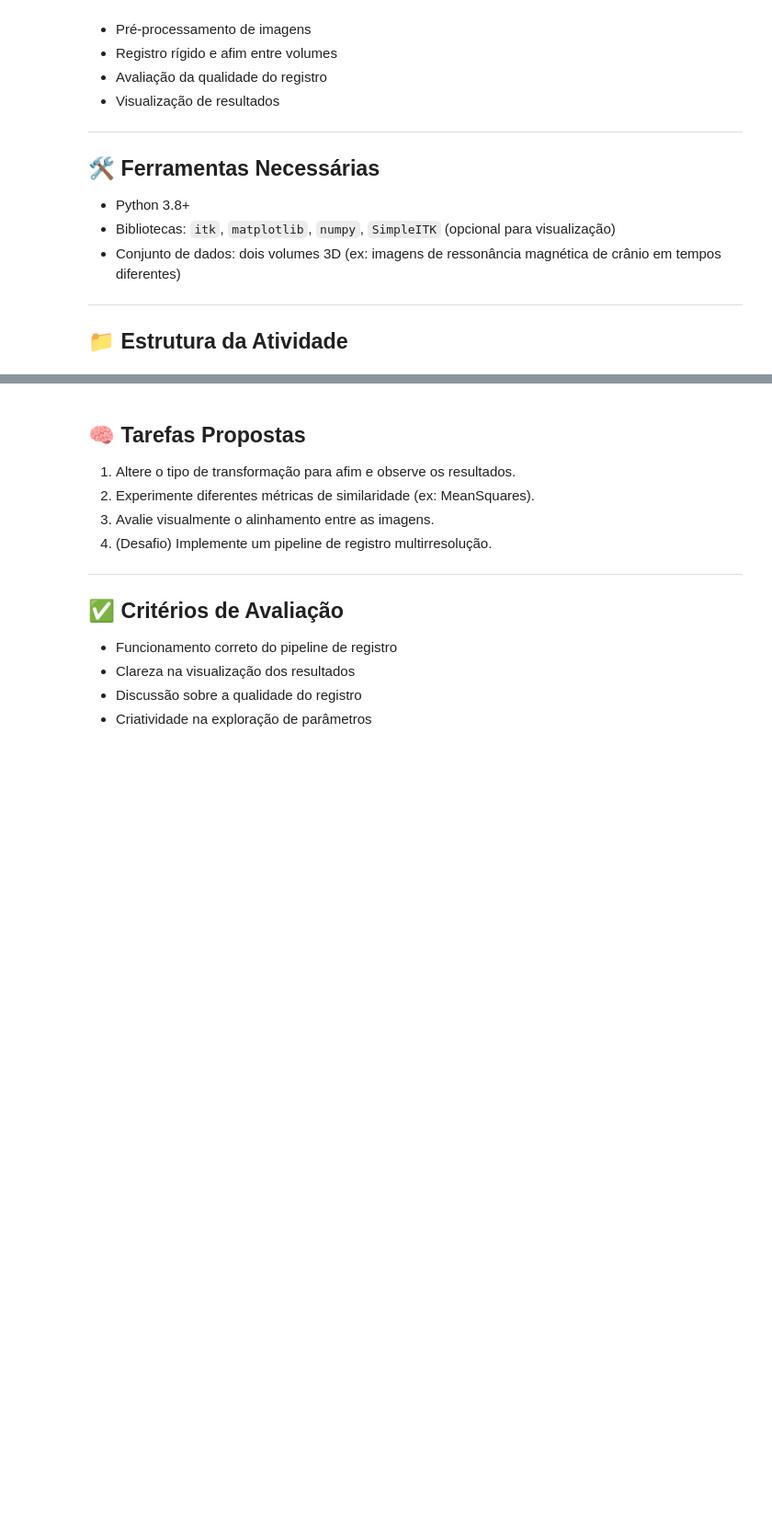
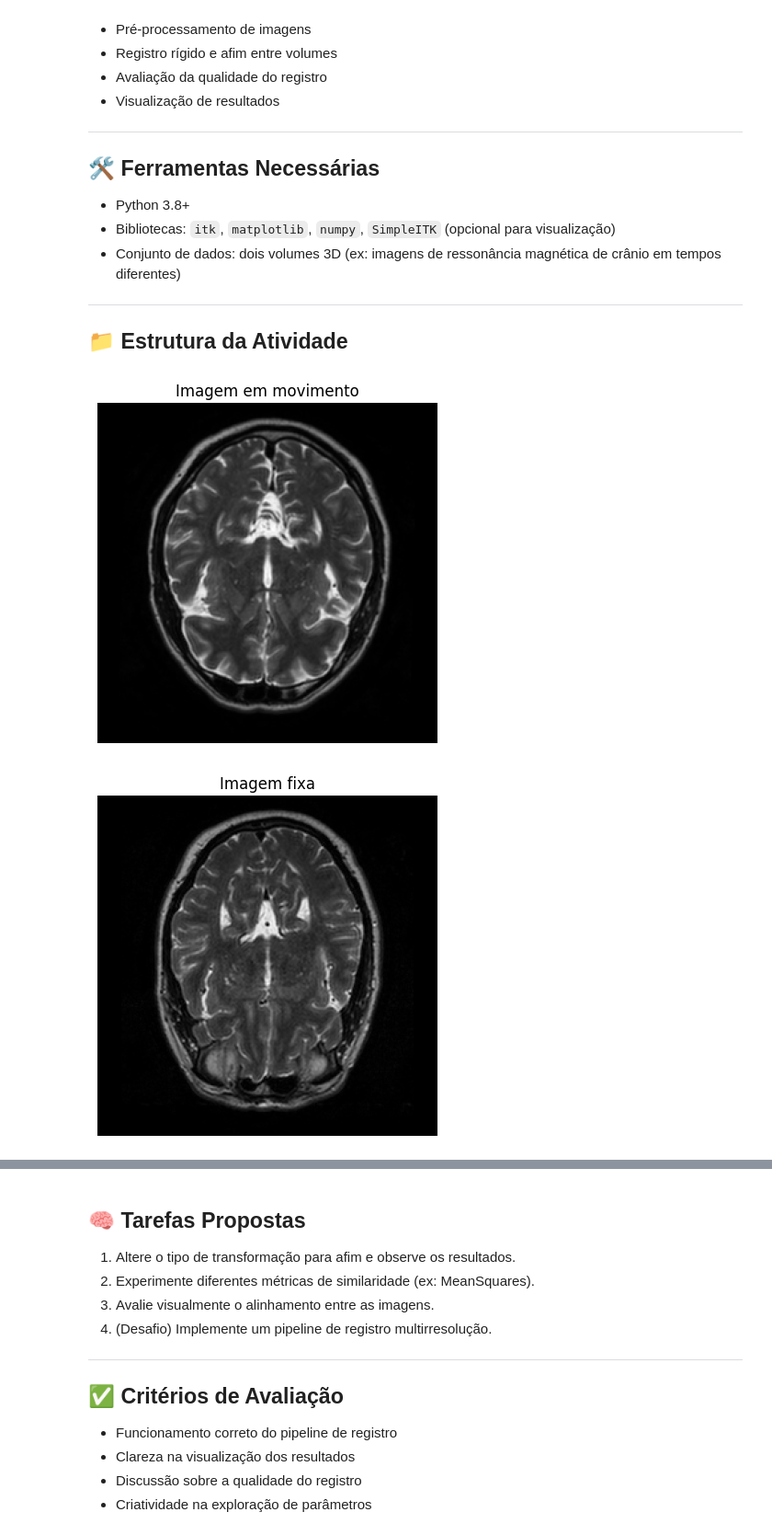
Before and after one commit to miiranta/usp, a Jupyter notebook: Image Processing/Relatorios/Relatorio9/3d_registation/Código/registro_3d_itk.ipynb, the cells around one changed output, grey strips where cells are left out. Shown at 92% size. Drawn from its saved outputs; the diff is of its cells as text; code cells hidden in the pictures; blank space fills up the shorter version.

```diff
--- a/Image Processing/Relatorios/Relatorio9/3d_registation/Código/registro_3d_itk.ipynb
+++ b/Image Processing/Relatorios/Relatorio9/3d_registation/Código/registro_3d_itk.ipynb
@@ -61,0 +27,30 @@ show_slice(result_image, 60)
+# %%
+import itk
+import numpy as np
+import matplotlib.pyplot as plt
+
+# 1) Leitura das imagens
+fixed_image = itk.imread("IXI644-Guys-1121-T2.nii.gz", itk.F)
+moving_image = itk.imread("IXI662-Guys-1120-T2.nii.gz", itk.F)
+
+# Reorienta a imagem móvel para a direção da imagem fixa
+resampler_orient = itk.ResampleImageFilter.New(Input=moving_image)
+resampler_orient.SetReferenceImage(fixed_image)
+resampler_orient.UseReferenceImageOn()
+resampler_orient.SetTransform(itk.IdentityTransform[itk.D, 3].New())  # Nenhuma transformação no momento
+resampler_orient.Update()
+moving_image = resampler_orient.GetOutput()
+
+slice_idx = 60
+arr = itk.GetArrayFromImage(moving_image)
+plt.imshow(arr[slice_idx], cmap="gray"); plt.axis("off")
+plt.title("Imagem em movimento")
+plt.show()
+
+arr2 = itk.GetArrayFromImage(fixed_image)
+plt.imshow(arr2[slice_idx], cmap="gray"); plt.axis("off")
+plt.title("Imagem fixa")
+plt.show()
+# %% [output]
+[figure, added]
+[figure, added]
```
Also changed, not shown: parts of 6 cells of this notebook, 25 other files.
